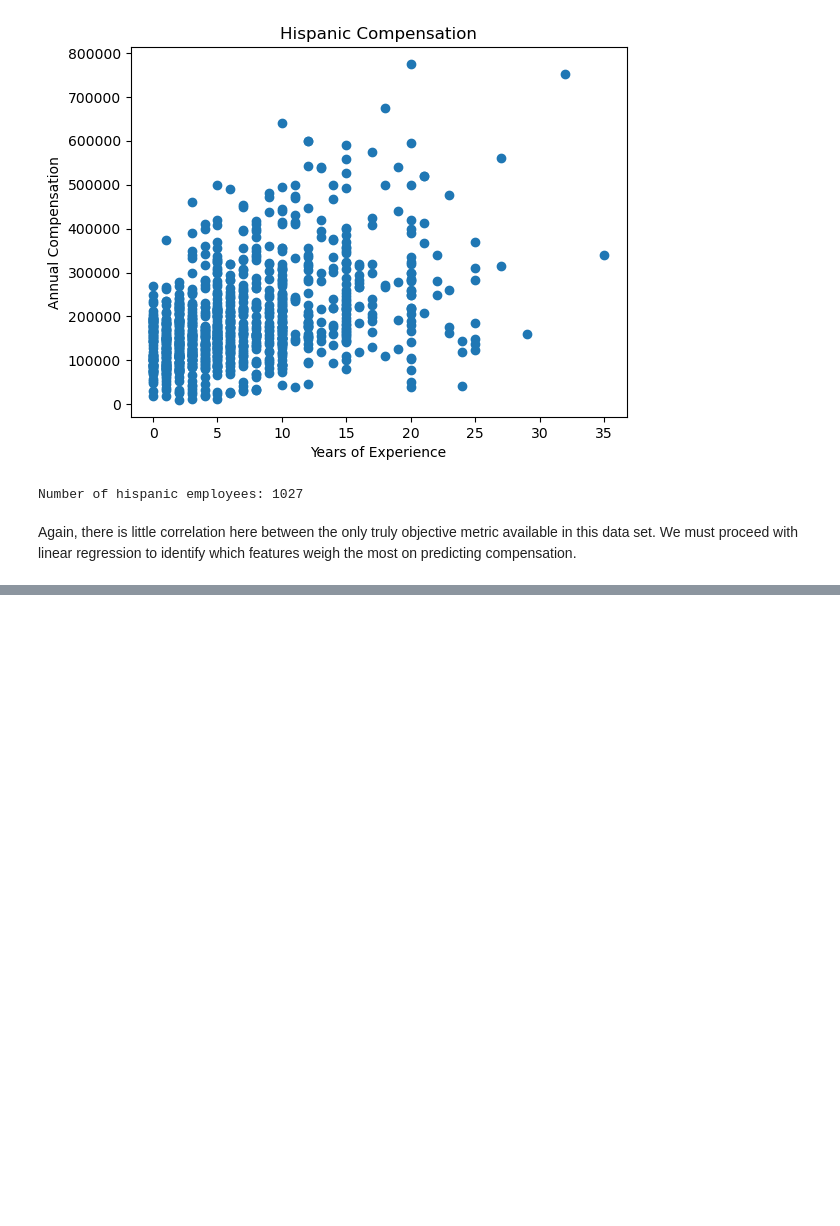
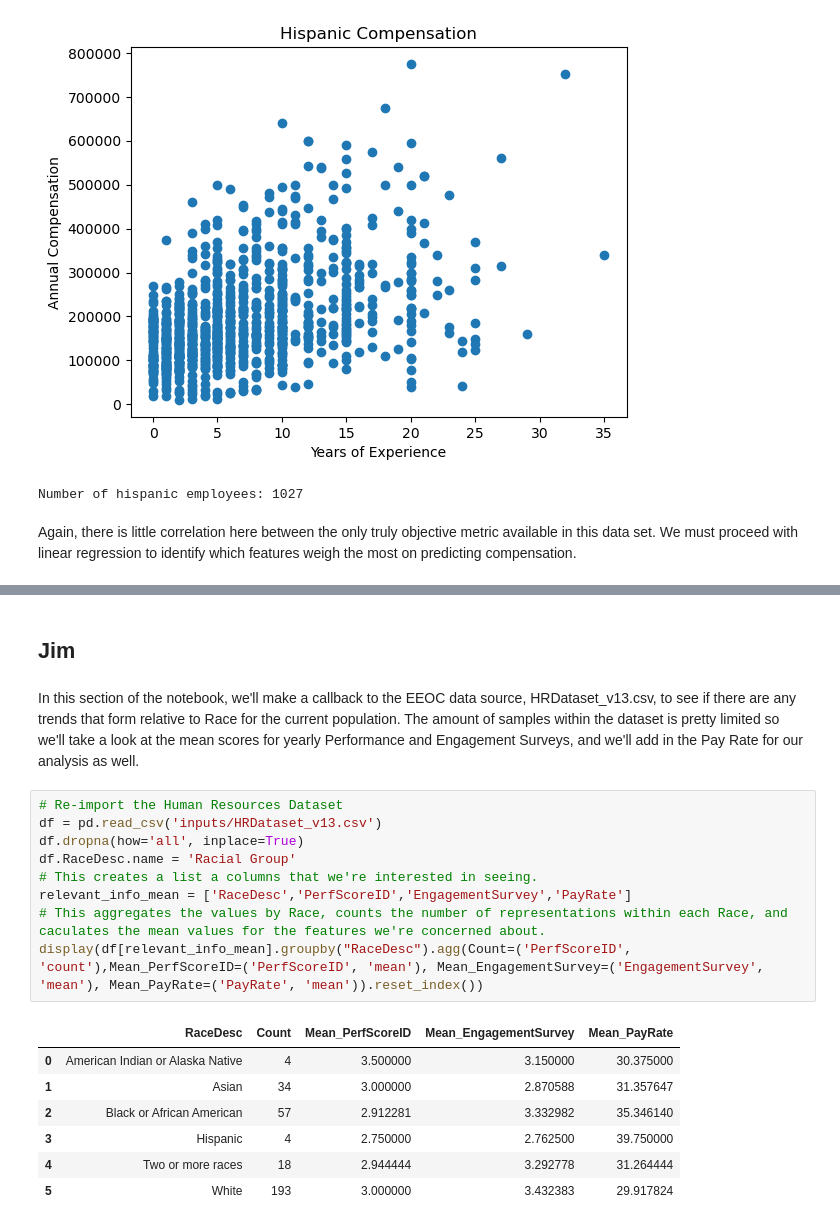
Before and after one commit to GMU-MinorityReport/CS484, a Jupyter notebook: code/The_Minority_Report.ipynb, the cells around one changed output, grey strips where cells are left out. Cells and saved outputs as stored; diff of their text form; blank space fills up the shorter version.

Commit message:
Consolidated another Pythong Juptyer Notebook and added in some analysis.

```diff
--- a/code/The_Minority_Report.ipynb
+++ b/code/The_Minority_Report.ipynb
@@ -545,0 +638,21 @@ Again, years at a company seems to have a slight negative correlation, and years
+# %% [markdown]
+## Jim
+# %% [markdown]
+In this section of the notebook, we'll make a callback to the EEOC data source, HRDataset_v13.csv, to see if there are any trends that form relative to Race for the current population. The amount of samples within the dataset is pretty limited so we'll take a look at the mean scores for yearly Performance and Engagement Surveys, and we'll add in the Pay Rate for our analysis as well.
+# %%
+# Re-import the Human Resources Dataset
+df = pd.read_csv('inputs/HRDataset_v13.csv')
+df.dropna(how='all', inplace=True)
+df.RaceDesc.name = 'Racial Group'
+# This creates a list a columns that we're interested in seeing.
+relevant_info_mean = ['RaceDesc','PerfScoreID','EngagementSurvey','PayRate']
+# This aggregates the values by Race, counts the number of representations within each Race, and caculates the mean values for the features we're concerned about.
+display(df[relevant_info_mean].groupby("RaceDesc").agg(Count=('PerfScoreID', 'count'),Mean_PerfScoreID=('PerfScoreID', 'mean'), Mean_EngagementSurvey=('EngagementSurvey', 'mean'), Mean_PayRate=('PayRate', 'mean')).reset_index())
+# %% [output]
+|  | RaceDesc | Count | Mean_PerfScoreID | Mean_EngagementSurvey | Mean_PayRate |
+| 0 | American Indian or Alaska Native | 4 | 3.500000 | 3.150000 | 30.375000 |
+| 1 | Asian | 34 | 3.000000 | 2.870588 | 31.357647 |
+| 2 | Black or African American | 57 | 2.912281 | 3.332982 | 35.346140 |
+| 3 | Hispanic | 4 | 2.750000 | 2.762500 | 39.750000 |
+| 4 | Two or more races | 18 | 2.944444 | 3.292778 | 31.264444 |
+| 5 | White | 193 | 3.000000 | 3.432383 | 29.917824 |
```
Also changed, not shown: parts of 15 cells of this notebook, 1 other file.
